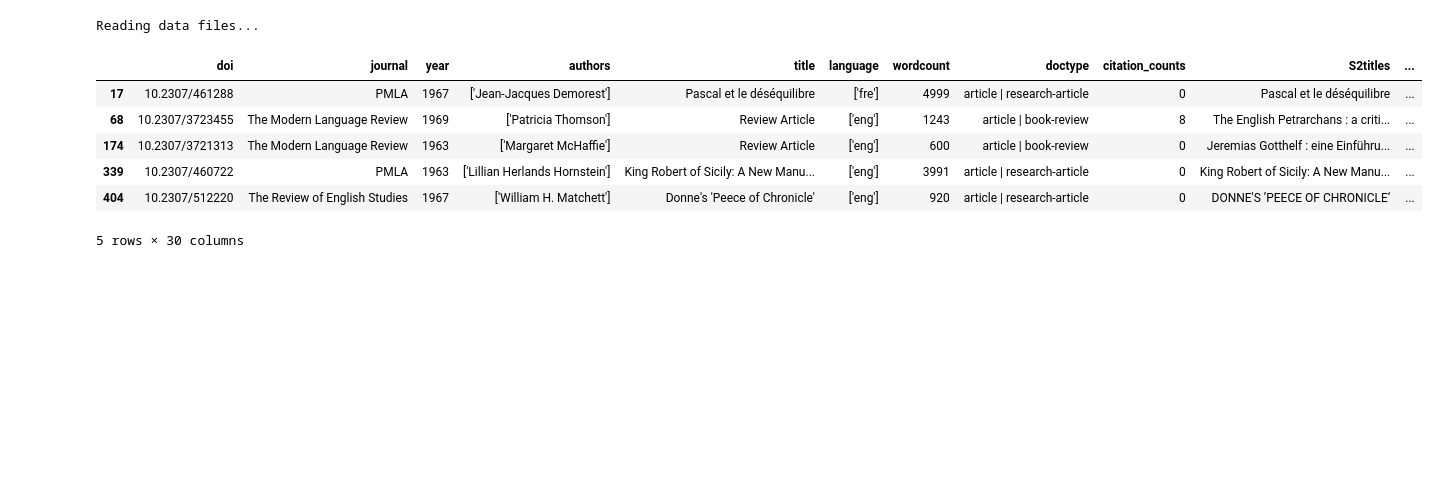
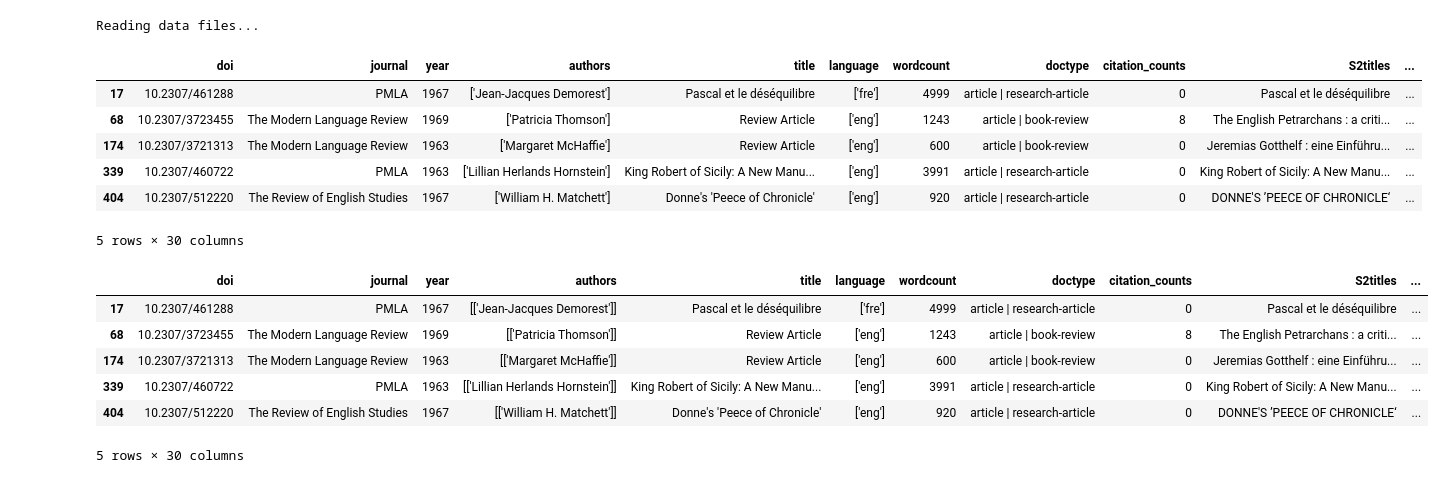
Before and after one commit to rscohen2/gender_novelty_econlit, a Jupyter notebook: analyze_lit_data.ipynb, the cells around one changed output. Saved outputs shown, nothing was run; the diff lists cells and outputs as text; code cells hidden in the pictures; blank space fills up the shorter version.

```diff
--- a/analyze_lit_data.ipynb
+++ b/analyze_lit_data.ipynb
@@ -83,6 +83,16 @@ def split_list(s):
 
 
 df_all['authors'] = df_all['authors'].map(split_list)
+# %%
+df_all.head()
+# %% [output]
+|  | doi | journal | year | authors | title | language | wordcount | doctype | citation_counts | S2titles | ... |
+| 17 | 10.2307/461288 | PMLA | 1967 | [['Jean-Jacques Demorest']] | Pascal et le déséquilibre | ['fre'] | 4999 | article | research-article | 0 | Pascal et le déséquilibre | ... |
+| 68 | 10.2307/3723455 | The Modern Language Review | 1969 | [['Patricia Thomson']] | Review Article | ['eng'] | 1243 | article | book-review | 8 | The English Petrarchans : a criti... | ... |
+| 174 | 10.2307/3721313 | The Modern Language Review | 1963 | [['Margaret McHaffie']] | Review Article | ['eng'] | 600 | article | book-review | 0 | Jeremias Gotthelf : eine Einführu... | ... |
+| 339 | 10.2307/460722 | PMLA | 1963 | [['Lillian Herlands Hornstein']] | King Robert of Sicily: A New Manu... | ['eng'] | 3991 | article | research-article | 0 | King Robert of Sicily: A New Manu... | ... |
+| 404 | 10.2307/512220 | The Review of English Studies | 1967 | [['William H. Matchett']] | Donne's 'Peece of Chronicle' | ['eng'] | 920 | article | research-article | 0 | DONNE'S ’PEECE OF CHRONICLE‘ | ... |
+5 rows × 30 columns
 # %%
 # df_all['creator_list'].explode()
 # df_all['creator'] = df_all['creator'].explode()
```
Also changed, not shown: parts of 22 cells of this notebook, 1 other file.
